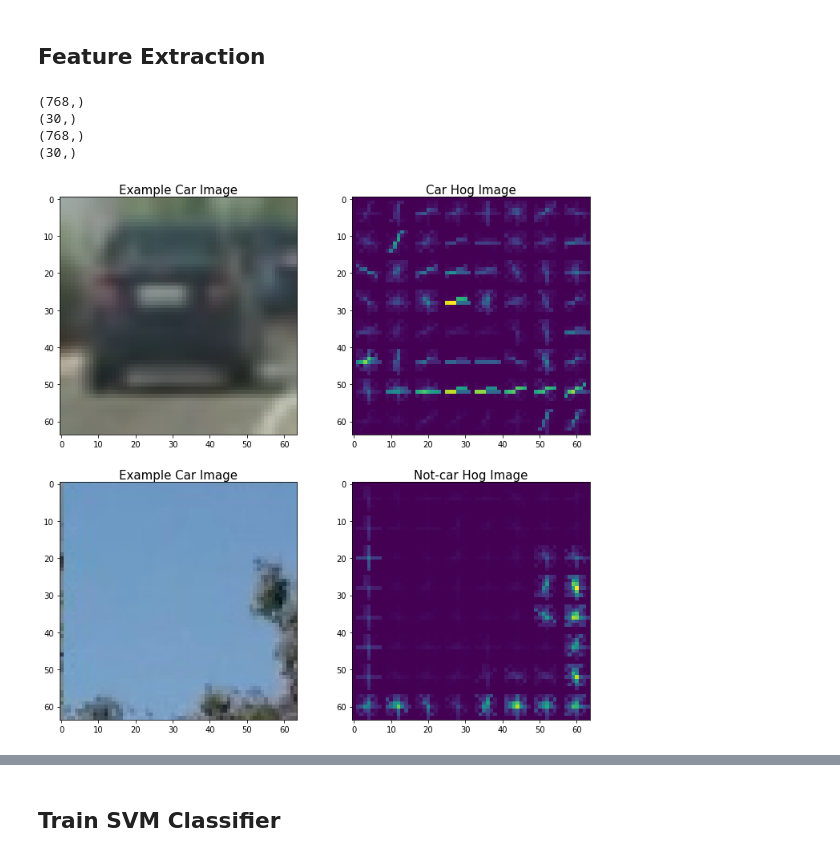
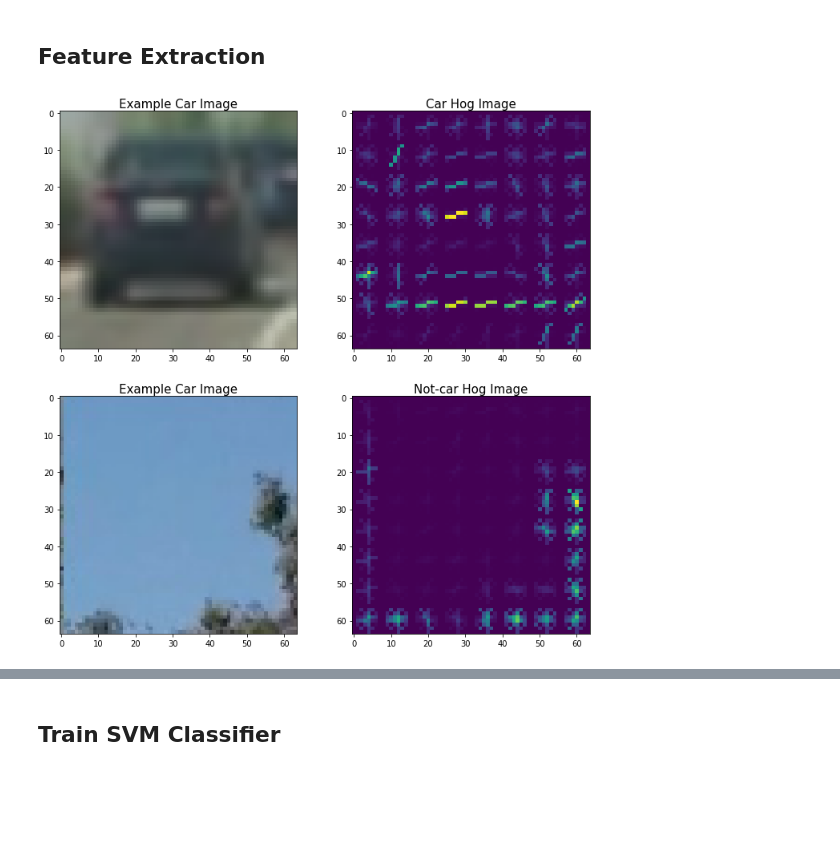
Before and after one commit to gothicmicky/CarND_Term1_P5_VehicleDetectionAndTracking, a Jupyter notebook: p5_vehicle_Detection.ipynb, the cells around one changed output, grey strips where cells are left out. Saved outputs shown, nothing was run; the diff lists cells and outputs as text; code cells hidden in the pictures; blank space fills up the shorter version.

```diff
--- a/p5_vehicle_Detection.ipynb
+++ b/p5_vehicle_Detection.ipynb
@@ -457,60 +84,52 @@ class bbox():
 # %%
 # create the bbox instance
-bbox = bbox()
+bbox = bbox.bbox()
 # %% [markdown]
 ## Feature Extraction
 # %%
 #car:
 # apply color conversion
-feature_image = convert_color(car_image, conv='RGB2YCrCb')
+feature_image = bbox.convert_color(car_image, conv="RGB2YCrCb")
 
 # Apply bin_spatial() to get spatial color features
 spatial_features = bbox.bin_spatial(feature_image, size=(bbox.spatial_size,bbox.spatial_size))
-print(spatial_features.shape)
 
 # Apply color_hist() also with a color space option now
 hist_features = bbox.color_hist(feature_image, nbins=bbox.histbin, bins_range=bbox.hist_range)
-print(hist_features.shape)
 
 # Compute individual channel HOG features for the entire image
-hog1, hog1_vis = bbox.get_hog_features(feature_image[:,:,0], bbox.orient, bbox.pix_per_cell, bbox.cell_per_block, feature_vec=False)
-hog2, hog2_vis= bbox.get_hog_features(feature_image[:,:,1], bbox.orient, bbox.pix_per_cell, bbox.cell_per_block, feature_vec=False)
-hog3, hog3_vis= bbox.get_hog_features(feature_image[:,:,2], bbox.orient, bbox.pix_per_cell, bbox.cell_per_block, feature_vec=False)
+hog1, hog1_vis = bbox.get_hog_features(feature_image[:,:,0], bbox.orient, bbox.pix_per_cell, bbox.cell_per_block, vis=True, feature_vec=False)
+hog2, hog2_vis= bbox.get_hog_features(feature_image[:,:,1], bbox.orient, bbox.pix_per_cell, bbox.cell_per_block, vis=True, feature_vec=False)
+hog3, hog3_vis= bbox.get_hog_features(feature_image[:,:,2], bbox.orient, bbox.pix_per_cell, bbox.cell_per_block, vis=True, feature_vec=False)
 
 f, axarr = plt.subplots(2, 2, figsize=(12, 12))
 axarr[0,0].imshow(car_image)
 axarr[0,0].set_title('Example Car Image', fontsize=15)
 axarr[0,1].imshow(hog1_vis)
 axarr[0,1].set_title('Car Hog Image', fontsize=15)
 
 #car:
 # apply color conversion
-feature_image = convert_color(notcar_image, conv=bbox.colorspace)
+feature_image = bbox.convert_color(notcar_image, conv=bbox.colorspace)
 
 # Apply bin_spatial() to get spatial color features
 spatial_features = bbox.bin_spatial(feature_image, size=(bbox.spatial_size,bbox.spatial_size))
-print(spatial_features.shape)
 
 # Apply color_hist() also with a color space option now
 hist_features = bbox.color_hist(feature_image, nbins=bbox.histbin, bins_range=bbox.hist_range)
-print(hist_features.shape)
 
 # Compute individual channel HOG features for the entire image
-hog1, hog1_vis = bbox.get_hog_features(feature_image[:,:,0], bbox.orient, bbox.pix_per_cell, bbox.cell_per_block, feature_vec=False)
-hog2, hog2_vis= bbox.get_hog_features(feature_image[:,:,1], bbox.orient, bbox.pix_per_cell, bbox.cell_per_block, feature_vec=False)
-hog3, hog3_vis= bbox.get_hog_features(feature_image[:,:,2], bbox.orient, bbox.pix_per_cell, bbox.cell_per_block, feature_vec=False)
+hog1, hog1_vis = bbox.get_hog_features(feature_image[:,:,0], bbox.orient, bbox.pix_per_cell, bbox.cell_per_block, vis=True, feature_vec=False)
+hog2, hog2_vis= bbox.get_hog_features(feature_image[:,:,1], bbox.orient, bbox.pix_per_cell, bbox.cell_per_block, vis=True, feature_vec=False)
+hog3, hog3_vis= bbox.get_hog_features(feature_image[:,:,2], bbox.orient, bbox.pix_per_cell, bbox.cell_per_block, vis=True, feature_vec=False)
 
 axarr[1,0].imshow(notcar_image)
 axarr[1,0].set_title('Example Car Image', fontsize=15)
 axarr[1,1].imshow(hog1_vis)
 axarr[1,1].set_title('Not-car Hog Image', fontsize=15)
 plt.savefig('output_images/hog_RGB2YCrCb')
 # %% [output]
-(768,)
-(30,)
-(768,)
-(30,)
-[figure, old version]
+[figure, new version]
 # %%
 car_features = bbox.extract_features(cars)
 # notcar_features = bbox.extract_features(notcars)
```
Also changed, not shown: parts of 6 cells of this notebook, 16 other files.
